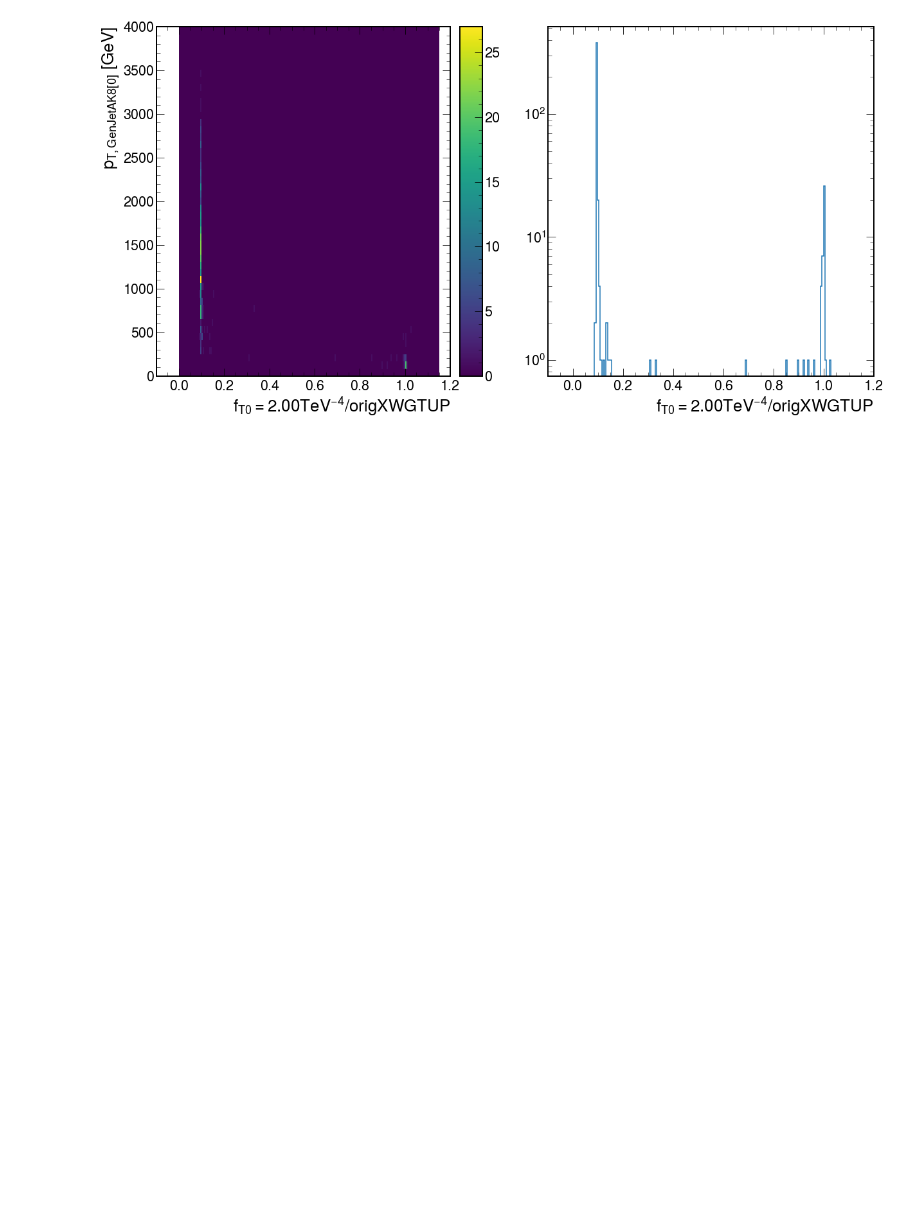
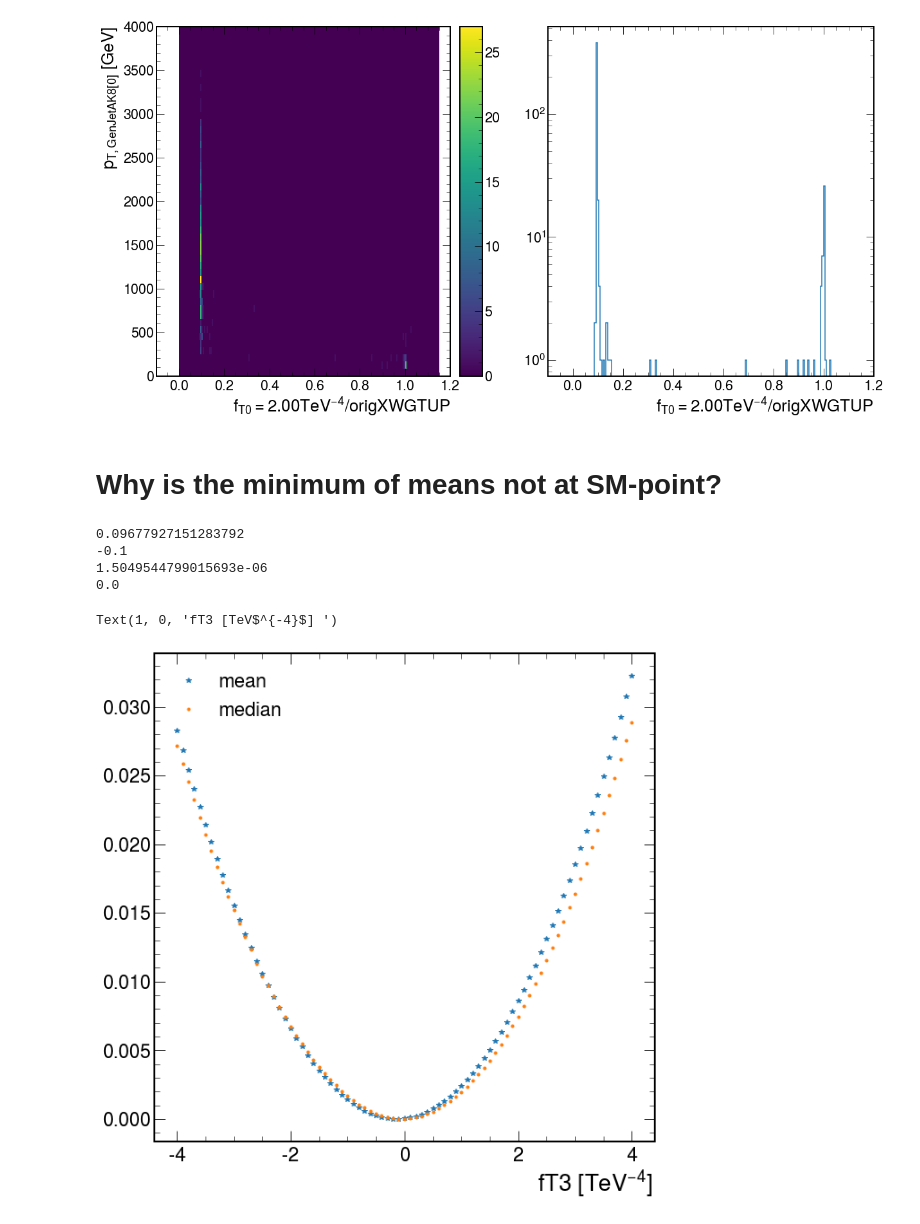
Before and after one commit to stalbrec/VBSMCProduction, a Jupyter notebook: IrenesQuestion.ipynb, the cells around one changed output. Cells and saved outputs as stored; diff of their text form; code cells hidden in the pictures; blank space fills up the shorter version.

Commit message:
looking into why the means of weights is not at sm point

```diff
--- a/IrenesQuestion.ipynb
+++ b/IrenesQuestion.ipynb
@@ -70,3 +70,36 @@ ax[0].set_xlim(-0.1,1.2)
 (-0.1, 1.2)
 [figure]
 [figure]
+# %% [markdown]
+# Why is the minimum of means not at SM-point?
+# %%
+parameter_keys = events[selection]['ft3'].fields
+points = []
+means = []
+medians = []
+for parameter_point in parameter_keys:
+    point = float(parameter_point.replace("p",'.').replace("m","-"))
+    points.append(point)
+    weights = events[selection]['ft3'][parameter_point]/events[selection].LHEWeight.originalXWGTUP
+    means.append(ak.mean(weights))
+
+    medians.append(np.median(weights))
+
+f,ax = plt.subplots()
+ax.plot(np.array(points),np.array(means)-min(means),"*",label='mean')
+print(np.min(means))
+print(points[np.argmin(means)])
+ax.plot(np.array(points),np.array(medians)-min(medians),".",label='median')
+print(np.min(medians))
+print(points[np.argmin(medians)])
+ax.legend()
+ax.set_xlabel("fT3 [TeV$^{-4}$] ")
+#ax.set_xlim(-1,1)
+#ax.set_ylim(-0.001,0.005)
+# %% [output]
+0.09677927151283792
+-0.1
+1.5049544799015693e-06
+0.0
+Text(1, 0, 'fT3 [TeV$^{-4}$] ')
+[figure, added]
```
